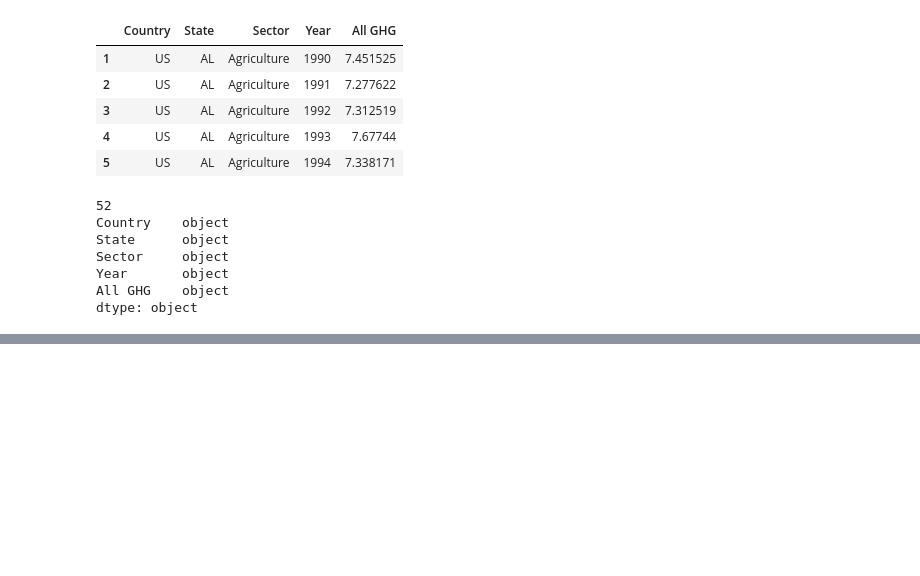
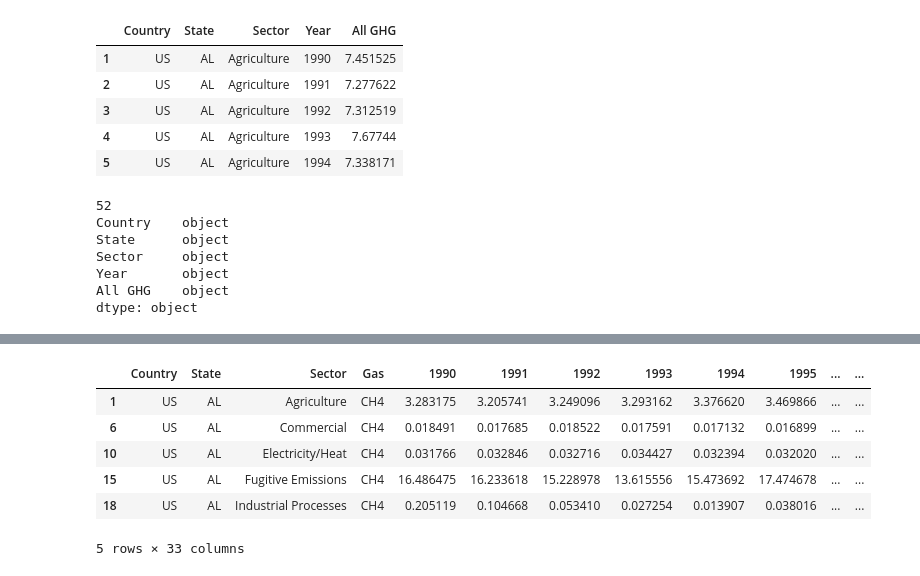
Before and after one commit to Michaelfr22/Final_Project, a Jupyter notebook: US_Emissions_1990_2018.ipynb, the cells around one changed output, grey strips where cells are left out. Drawn from its saved outputs; the diff is of its cells as text; code cells hidden in the pictures; blank space fills up the shorter version.

```diff
--- a/US_Emissions_1990_2018.ipynb
+++ b/US_Emissions_1990_2018.ipynb
@@ -322,0 +334,12 @@ rf_model.score(X_test_scaled, y_test)
+# %%
+#Creates CH4 Gas subset
+ch4_df = us_emi_df.loc[(us_emi_df['Gas'] == 'CH4')]
+ch4_df.head()
+# %% [output]
+|  | Country | State | Sector | Gas | 1990 | 1991 | 1992 | 1993 | 1994 | 1995 | ... | ... |
+| 1 | US | AL | Agriculture | CH4 | 3.283175 | 3.205741 | 3.249096 | 3.293162 | 3.376620 | 3.469866 | ... | ... |
+| 6 | US | AL | Commercial | CH4 | 0.018491 | 0.017685 | 0.018522 | 0.017591 | 0.017132 | 0.016899 | ... | ... |
+| 10 | US | AL | Electricity/Heat | CH4 | 0.031766 | 0.032846 | 0.032716 | 0.034427 | 0.032394 | 0.032020 | ... | ... |
+| 15 | US | AL | Fugitive Emissions | CH4 | 16.486475 | 16.233618 | 15.228978 | 13.615556 | 15.473692 | 17.474678 | ... | ... |
+| 18 | US | AL | Industrial Processes | CH4 | 0.205119 | 0.104668 | 0.053410 | 0.027254 | 0.013907 | 0.038016 | ... | ... |
+5 rows × 33 columns
```
Also changed, not shown: parts of 29 cells of this notebook, 3 other files.
